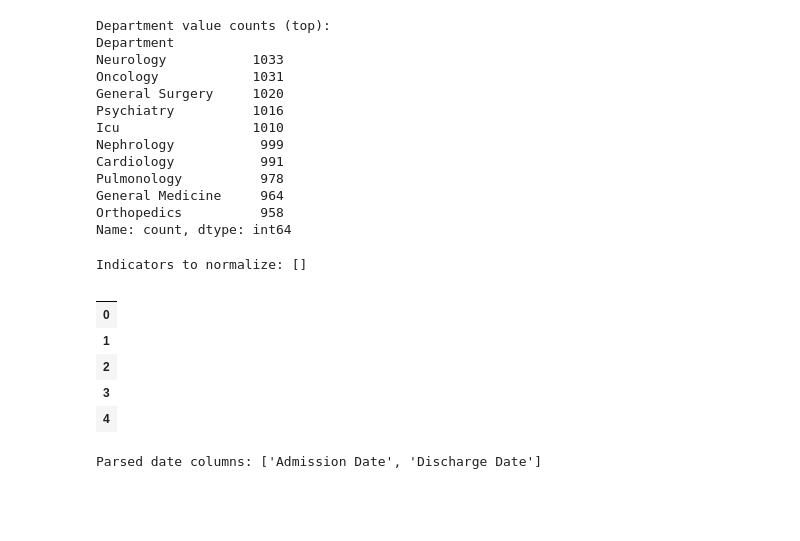
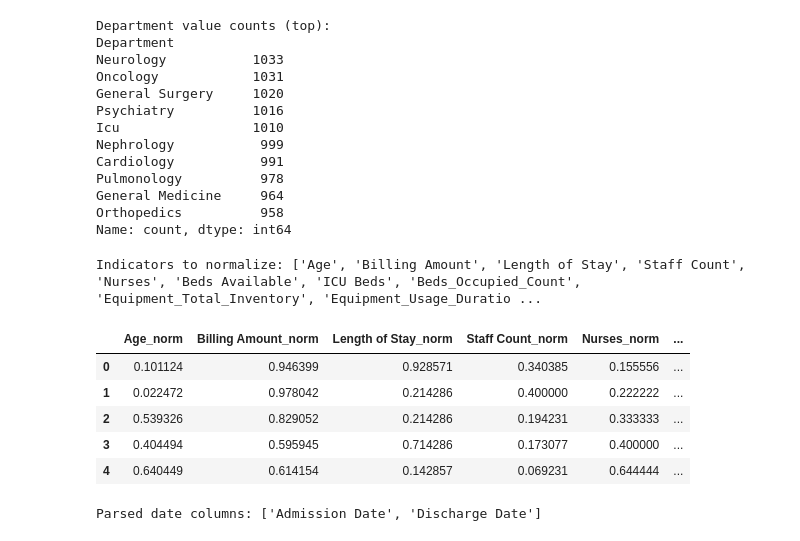
Before and after one commit to springboardmentor09876x-cmd/Hospital-Operations-Patient-Analytics-, a Jupyter notebook: hospital_cleaning.ipynb, the cells around one changed output. Drawn from its saved outputs; the diff is of its cells as text; code cells hidden in the pictures; blank space fills up the shorter version.

```diff
--- a/hospital_cleaning.ipynb
+++ b/hospital_cleaning.ipynb
@@ -27,6 +27,14 @@ p = Path(in_path)
 if not p.exists():
     raise FileNotFoundError(f'Input file not found: {in_path}')
 df = pd.read_csv(in_path, low_memory=False)
+
+# Clean up column names so the later cleaning and plots work consistently
+df.columns = df.columns.astype(str).str.strip()
+df = df.loc[:, ~df.columns.str.contains('^Unnamed', case=False, regex=True)]
+df = df.rename(columns={
+    'Hosp+C1:BB1ital Type': 'Hospital Type',
+    'Hosp?ital Type': 'Hospital Type'
+})
 print('Shape:', df.shape)
 print('Columns:', list(df.columns))
 display(df.head())
@@ -145,26 +155,37 @@ Orthopedics          958
 Name: count, dtype: int64
 # %%
 # 6) Normalize healthcare indicators (min-max to 0-1)
-indicators = [c for c in ['BloodPressure','HeartRate','Cholesterol'] if c in df.columns]
+indicator_candidates = [
+    'Age', 'Billing Amount', 'Length of Stay', 'Staff Count', 'Nurses',
+    'Beds Available', 'ICU Beds', 'Beds_Occupied_Count',
+    'Equipment_Total_Inventory', 'Equipment_Usage_Duration_Hours',
+    'Number_of_Transfers', 'Dept_Bed_Capacity_Derived',
+    'Dept_ICU_Bed_Capacity_Derived', 'Dept_Staff_Capacity_Derived',
+    'Admissions_Rate_%_Derived', 'Staff_Utilization_%_Derived',
+    'Bed_Occupancy_Rate_%'
+]
+indicators = [c for c in indicator_candidates if c in df.columns]
 print('Indicators to normalize:', indicators)
 for c in indicators:
-    # coerce to numeric (handles strings like '120/80' poorly - best-effort)
     df[c] = pd.to_numeric(df[c], errors='coerce')
     lo = df[c].min(skipna=True)
     hi = df[c].max(skipna=True)
-    if pd.isna(lo) or pd.isna(hi) or hi==lo:
+    if pd.isna(lo) or pd.isna(hi) or hi == lo:
         df[c + '_norm'] = 0.0
     else:
         df[c + '_norm'] = (df[c] - lo) / (hi - lo)
-display(df[[c + '_norm' for c in indicators]].head())
+if indicators:
+    display(df[[c + '_norm' for c in indicators]].head())
+else:
+    print('No indicator columns found for normalization')
 # %% [output]
-Indicators to normalize: []
+Indicators to normalize: ['Age', 'Billing Amount', 'Length of Stay', 'Staff Count', 'Nurses', 'Beds Available', 'ICU Beds', 'Beds_Occupied_Count', 'Equipment_Total_Inventory', 'Equipment_Usage_Duratio ...
-|  |
-| 0 |
-| 1 |
-| 2 |
-| 3 |
-| 4 |
+|  | Age_norm | Billing Amount_norm | Length of Stay_norm | Staff Count_norm | Nurses_norm | ... |
+| 0 | 0.101124 | 0.946399 | 0.928571 | 0.340385 | 0.155556 | ... |
+| 1 | 0.022472 | 0.978042 | 0.214286 | 0.400000 | 0.222222 | ... |
+| 2 | 0.539326 | 0.829052 | 0.214286 | 0.194231 | 0.333333 | ... |
+| 3 | 0.404494 | 0.595945 | 0.714286 | 0.173077 | 0.400000 | ... |
+| 4 | 0.640449 | 0.614154 | 0.142857 | 0.069231 | 0.644444 | ... |
 # %%
 # 7) Convert date columns to datetime
 date_cols = [c for c in df.columns if 'date' in c.lower() or c.lower().endswith('date')]
```
Also changed, not shown: parts of 5 cells of this notebook, 2 other files.
